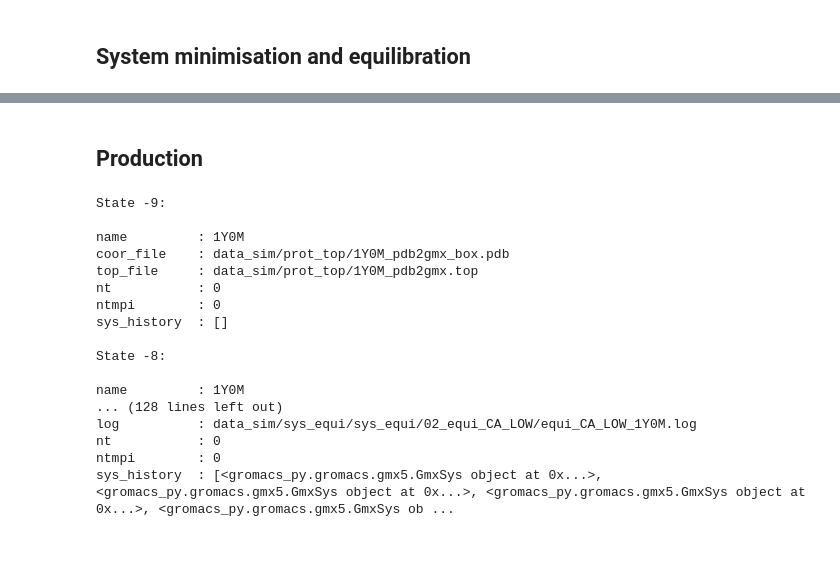
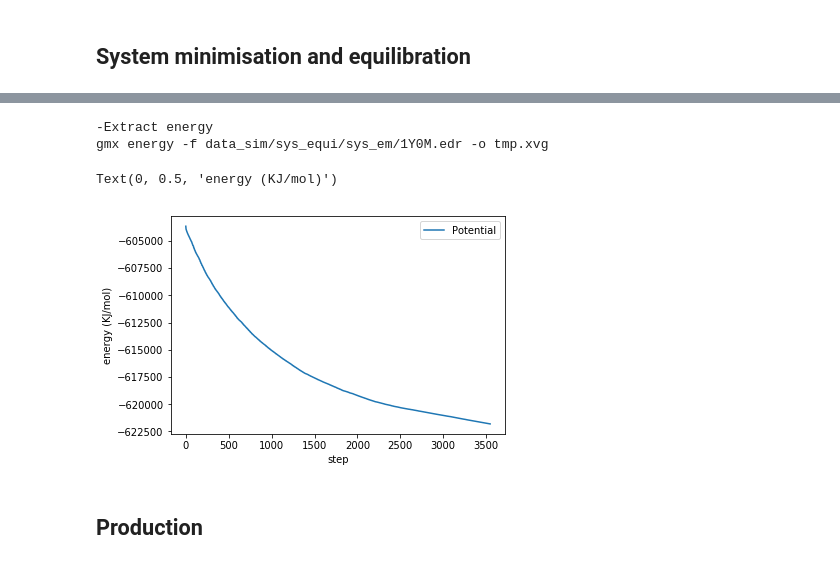
Before and after one commit to samuelmurail/gromacs_py, a Jupyter notebook: notebook/00_basic_example.ipynb, the cells around one changed output, grey strips where cells are left out. Drawn from its saved outputs; the diff is of its cells as text; code cells hidden in the pictures.

```diff
--- a/notebook/00_basic_example.ipynb
+++ b/notebook/00_basic_example.ipynb
@@ -199,0 +182,10 @@ gmx mdrun -s equi_CA_LOW_1Y0M.tpr -deffnm equi_CA_LOW_1Y0M -nt 0 -ntmpi 0 -nstep
+# %%
+ener_pd = md_sys.sys_history[-3].get_ener(selection_list=['Potential'])
+ax = ener_pd.plot(x='time')
+ax.set_xlabel('step')
+ax.set_ylabel('energy (KJ/mol)')
+# %% [output]
+-Extract energy
+gmx energy -f data_sim/sys_equi/sys_em/1Y0M.edr -o tmp.xvg
+Text(0, 0.5, 'energy (KJ/mol)')
+[figure, added]
@@ -200,22 +212,2 @@ gmx mdrun -s equi_CA_LOW_1Y0M.tpr -deffnm equi_CA_LOW_1Y0M -nt 0 -ntmpi 0 -nstep
 # %% [markdown]
 ## Production
-# %%
-md_sys.display_history()
-# %% [output]
-State -9:
-
-name         : 1Y0M
-coor_file    : data_sim/prot_top/1Y0M_pdb2gmx_box.pdb
-top_file     : data_sim/prot_top/1Y0M_pdb2gmx.top
-nt           : 0
-ntmpi        : 0
-sys_history  : []
-
-State -8:
-
-name         : 1Y0M
-... (128 lines left out)
-log          : data_sim/sys_equi/sys_equi/02_equi_CA_LOW/equi_CA_LOW_1Y0M.log
-nt           : 0
-ntmpi        : 0
-sys_history  : [<gromacs_py.gromacs.gmx5.GmxSys object at 0x...>, <gromacs_py.gromacs.gmx5.GmxSys object at 0x...>, <gromacs_py.gromacs.gmx5.GmxSys object at 0x...>, <gromacs_py.gromacs.gmx5.GmxSys ob ...
```
Also changed, not shown: parts of 14 cells of this notebook.
